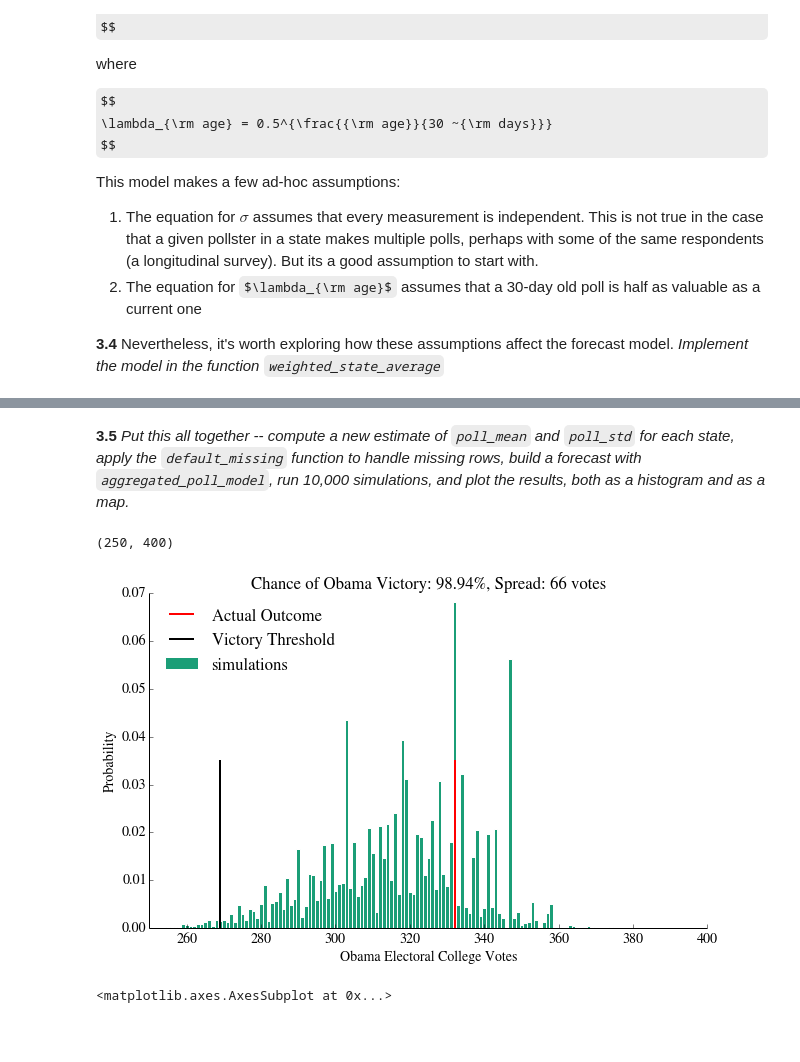
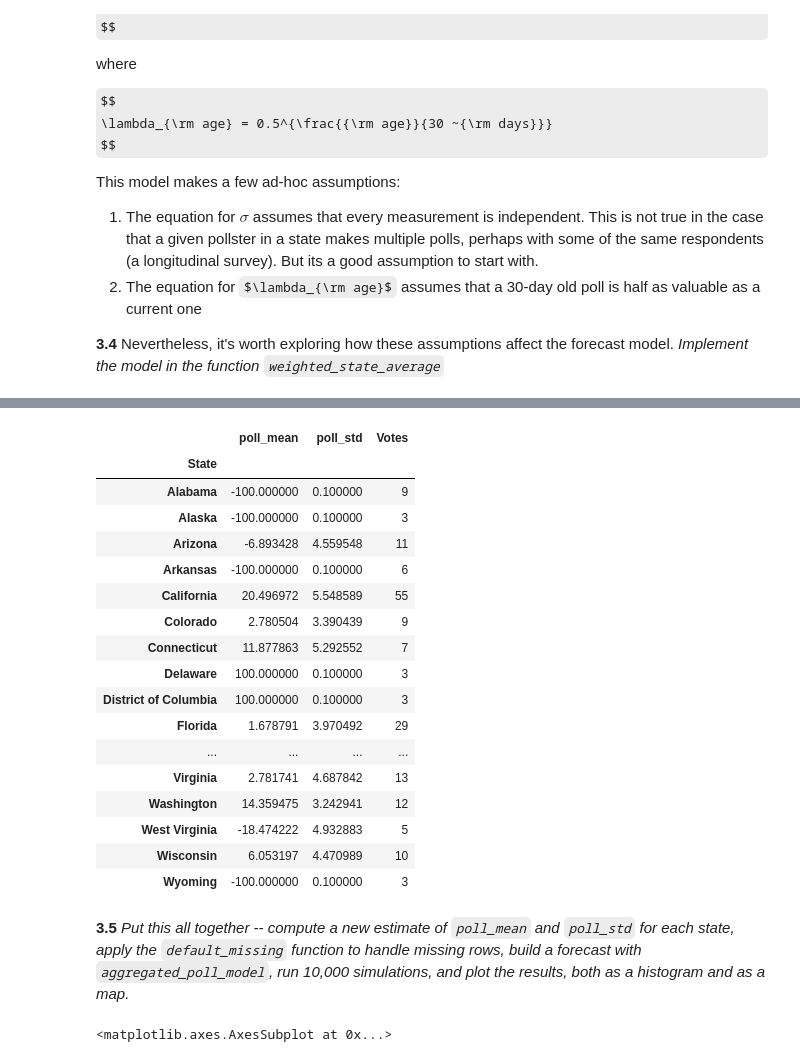
Before and after one commit to jingw01/CS109, a Jupyter notebook: HW2_solutions.ipynb, the cells around one changed output, grey strips where cells are left out. Cells and saved outputs as stored; diff of their text form; code cells hidden in the pictures; some formulas as TeX source; blank space fills up the shorter version.

```diff
--- a/HW2_solutions.ipynb
+++ b/HW2_solutions.ipynb
@@ -1356,17 +1377,26 @@ def weighted_state_average(multipoll):
+# %%
+weightedavg
+# %% [output]
+|  | poll_mean | poll_std | Votes |
+| State |  |  |  |
+| Alabama | -100.000000 | 0.100000 | 9 |
+| Alaska | -100.000000 | 0.100000 | 3 |
+| Arizona | -6.893428 | 4.559548 | 11 |
+| Arkansas | -100.000000 | 0.100000 | 6 |
+| California | 20.496972 | 5.548589 | 55 |
+| Colorado | 2.780504 | 3.390439 | 9 |
+| Connecticut | 11.877863 | 5.292552 | 7 |
+| Delaware | 100.000000 | 0.100000 | 3 |
+| District of Columbia | 100.000000 | 0.100000 | 3 |
+| Florida | 1.678791 | 3.970492 | 29 |
+| ... | ... | ... | ... |
+| Virginia | 2.781741 | 4.687842 | 13 |
+| Washington | 14.359475 | 3.242941 | 12 |
+| West Virginia | -18.474222 | 4.932883 | 5 |
+| Wisconsin | 6.053197 | 4.470989 | 10 |
+| Wyoming | -100.000000 | 0.100000 | 3 |
 # %% [markdown]
 **3.5** *Put this all together -- compute a new estimate of `poll_mean` and `poll_std` for each state, apply the `default_missing` function to handle missing rows, build a forecast with `aggregated_poll_model`, run 10,000 simulations, and plot the results, both as a histogram and as a map.*
-# %%
-#your code here
-average = weighted_state_average(multipoll)
-average = average.join(electoral_votes, how='outer')
-default_missing(average)
-model = aggregated_poll_model(average)
-sims = simulate_election(model, 10000)
-plot_simulation(sims)
-plt.xlim(250, 400)
-# %% [output]
-(250, 400)
-[figure, removed]
 # %%
 #your map code here
 make_map(model.Obama, "P(Obama): Weighted Polls")
```
Also changed, not shown: parts of 8 cells of this notebook.
